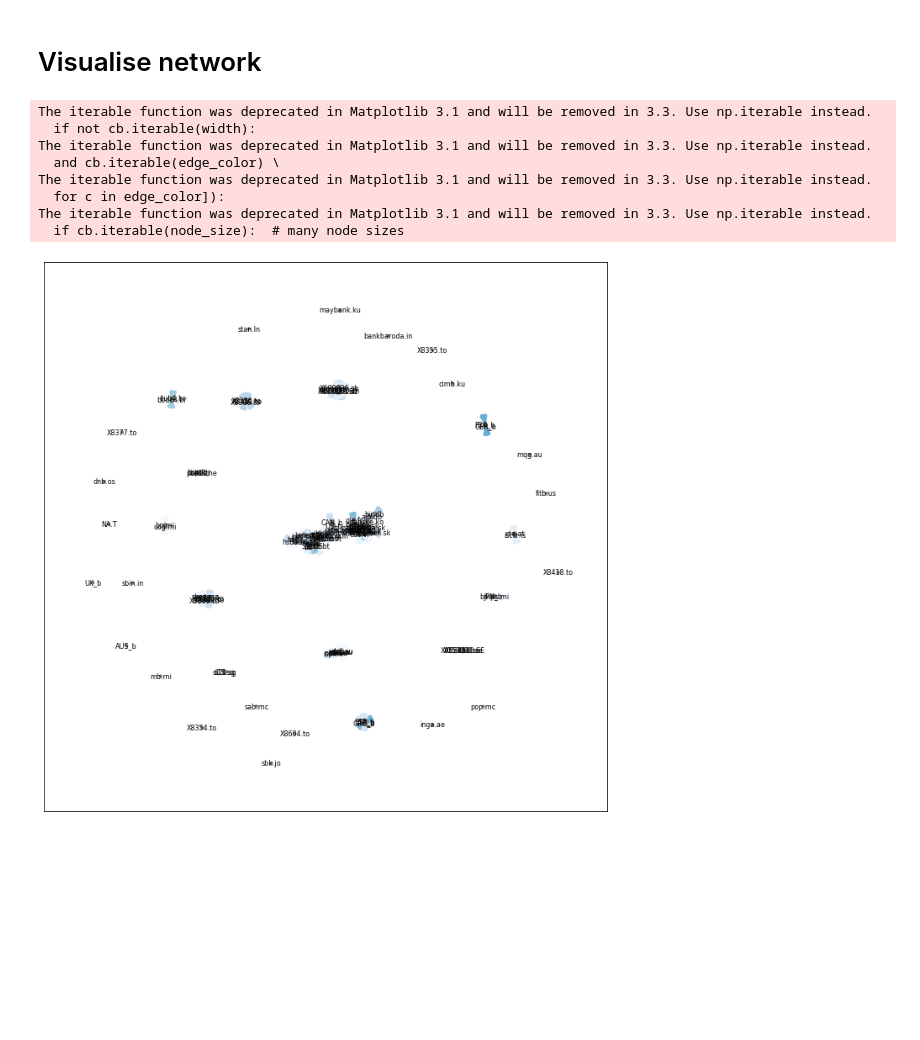
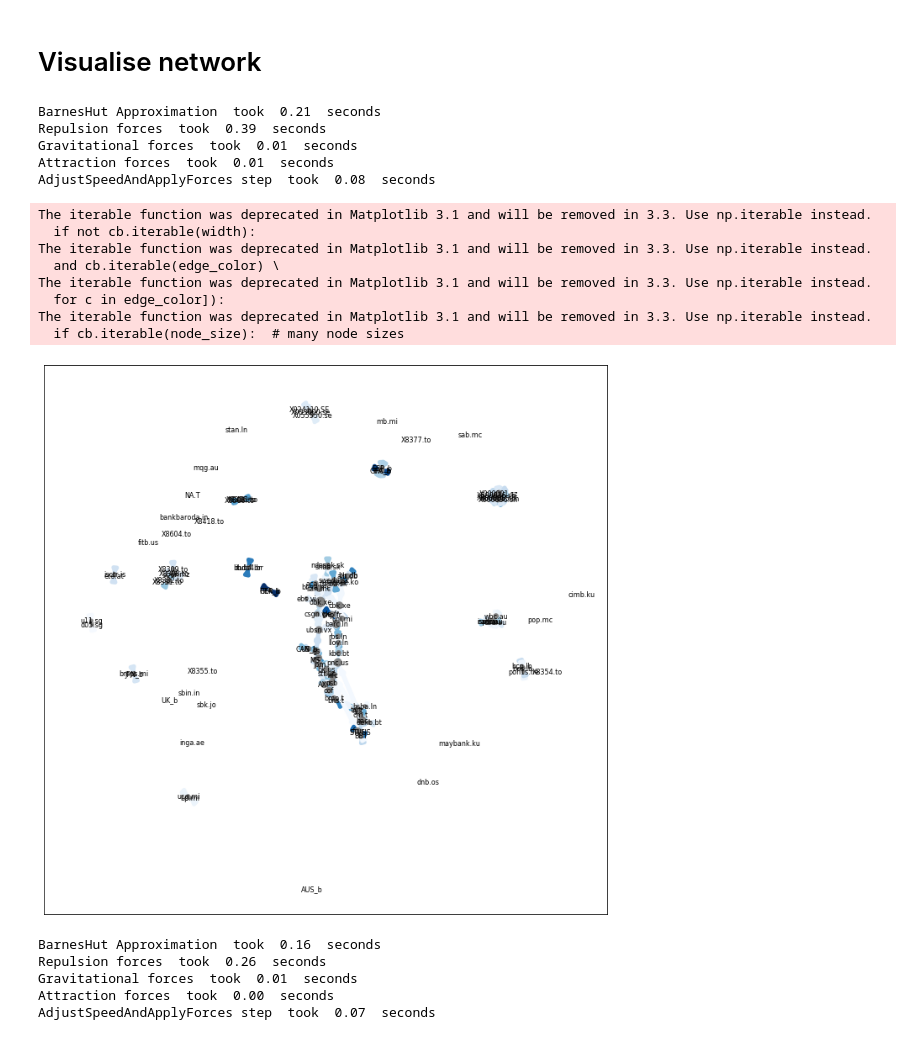
Before and after one commit to paparon96/FinancialNetworks, a Jupyter notebook: Network_viz_gravity.ipynb, the cells around one changed output. Cells and saved outputs as stored; diff of their text form; code cells hidden in the pictures; blank space fills up the shorter version.

Commit message:
Zeroed out diagonals of adjacency matrices and tried another implementation of the ForceAtlas2 algorithm

```diff
--- a/Network_viz_gravity.ipynb
+++ b/Network_viz_gravity.ipynb
@@ -28,6 +31,9 @@ def network_preprocessing(date,method,ts_type):
     network_matrix = np.genfromtxt(filename,
                               delimiter=',',skip_header = 1,usecols = np.arange(1,107))
 
+    # Zero out the diagonal
+    np.fill_diagonal(network_matrix,0)
+
 
     # Convert it into networkX object
     network = nx.from_numpy_matrix(network_matrix, create_using=nx.DiGraph)
@@ -89,37 +95,77 @@ G = nx.relabel_nodes(G, label_dict)
 # %%
 # Get edge weights
 edges,weights = zip(*nx.get_edge_attributes(G,'weight').items())
+# %%
+# Customize ForceAtlas2 algorithm
+forceatlas2 = ForceAtlas2(
+                        # Behavior alternatives
+                        outboundAttractionDistribution=True,  # Dissuade hubs
+                        linLogMode=False,  # NOT IMPLEMENTED
+                        adjustSizes=False,  # Prevent overlap (NOT IMPLEMENTED)
+                        edgeWeightInfluence=1.0,
+
+                        # Performance
+                        jitterTolerance=1.0,  # Tolerance
+                        barnesHutOptimize=True,
+                        barnesHutTheta=1.2,
+                        multiThreaded=False,  # NOT IMPLEMENTED
+
+                        # Tuning
+                        scalingRatio=2.0,
+                        strongGravityMode=False,
+                        gravity=0.2, #1.0,
+
+                        # Log
+                        verbose=True)
+# %%
+# Parameters
+plt.rcParams['figure.figsize'] = (12,12)
+
+# Get degrees
+degree_demirer = dict(G.degree)
+
+#node_pos = forceatlas2.forceatlas2_networkx_layout(G, niter=1000)
+node_pos = forceatlas2.forceatlas2_networkx_layout(G, pos=None, iterations=2000)
+# %% [output]
+BarnesHut Approximation  took  0.21  seconds
+Repulsion forces  took  0.39  seconds
+Gravitational forces  took  0.01  seconds
+Attraction forces  took  0.01  seconds
+AdjustSpeedAndApplyForces step  took  0.08  seconds
 # %%
-# Parameters
-plt.rcParams['figure.figsize'] = (12,12)
-
-# Get degrees
-degree_demirer = dict(G.degree)
-
-node_pos = forceatlas2.forceatlas2_networkx_layout(G, niter=1000)
-
 # Draw network
 nx.draw_networkx(G,node_pos,
                      #nodelist=degree_mcc_network.keys(),
-                     node_size=[v * 5 for v in degree_demirer.values()],
+                     node_size=[v * 8 for v in degree_demirer.values()],
                      #node_color=colors,
                      font_size=8, node_color='grey',
                  edgelist=edges,
                  edge_color=weights,
                  width=5.0, edge_cmap=plt.cm.Blues,
                      with_labels=True)
 
 plt.savefig('./Figures/Demirer_network_{}_{}_{}.pdf'.format(ts_type,method,date),dpi = 120)
 # %% [output]
 The iterable function was deprecated in Matplotlib 3.1 and will be removed in 3.3. Use np.iterable instead.
   if not cb.iterable(width):
 The iterable function was deprecated in Matplotlib 3.1 and will be removed in 3.3. Use np.iterable instead.
   and cb.iterable(edge_color) \
 The iterable function was deprecated in Matplotlib 3.1 and will be removed in 3.3. Use np.iterable instead.
   for c in edge_color]):
 The iterable function was deprecated in Matplotlib 3.1 and will be removed in 3.3. Use np.iterable instead.
   if cb.iterable(node_size):  # many node sizes
-[figure, old version]
+[figure, new version]
+# %%
+# equivalently
+GI = igraph.Graph.TupleList(G.edges(), directed=False)
+layout = forceatlas2.forceatlas2_igraph_layout(GI, pos=None, iterations=2000)
+igraph.plot(GI).show()
+# %% [output]
+BarnesHut Approximation  took  0.16  seconds
+Repulsion forces  took  0.26  seconds
+Gravitational forces  took  0.01  seconds
+Attraction forces  took  0.00  seconds
+AdjustSpeedAndApplyForces step  took  0.07  seconds
 # %%
 # Iterable (Methods to check)
 methods = ["NS","DY_Lasso"]
```
Also changed, not shown: parts of 2 cells of this notebook, 2 other files.
